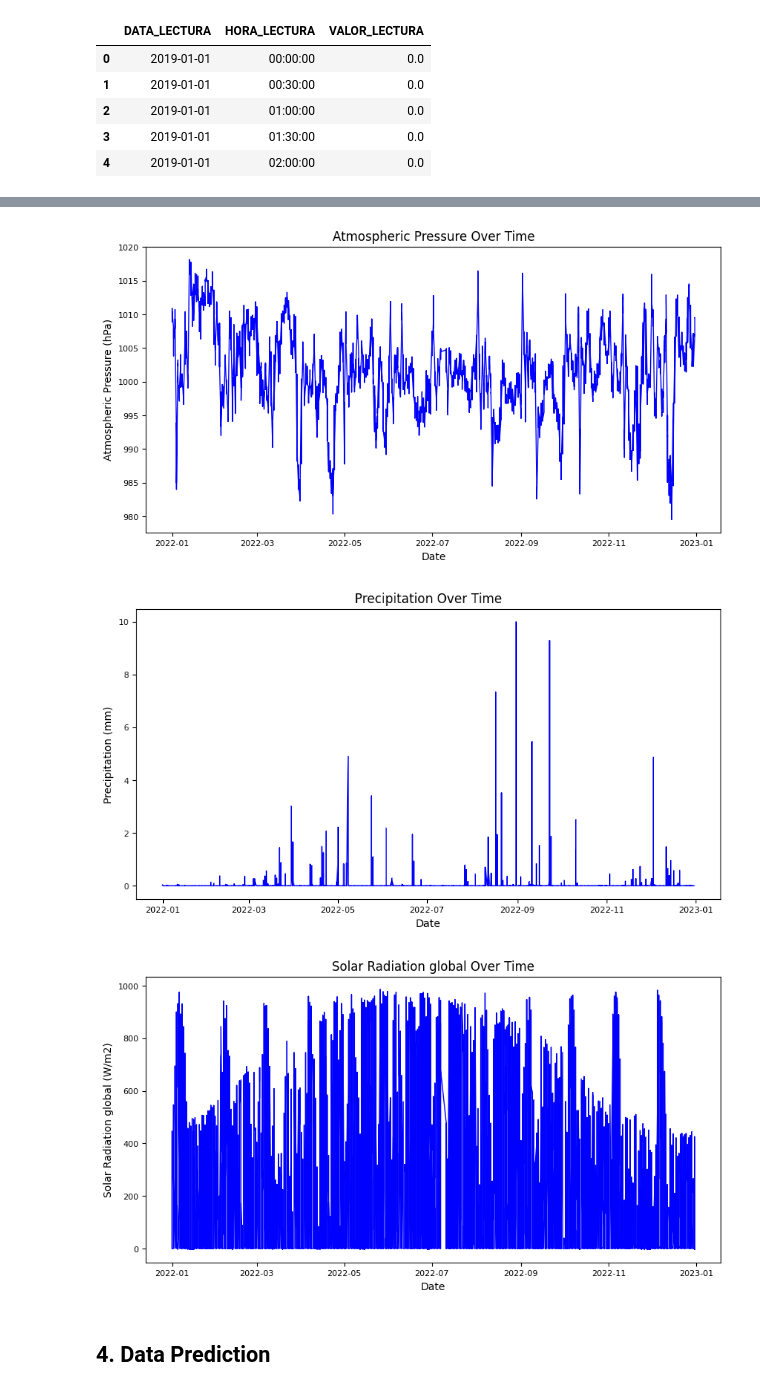
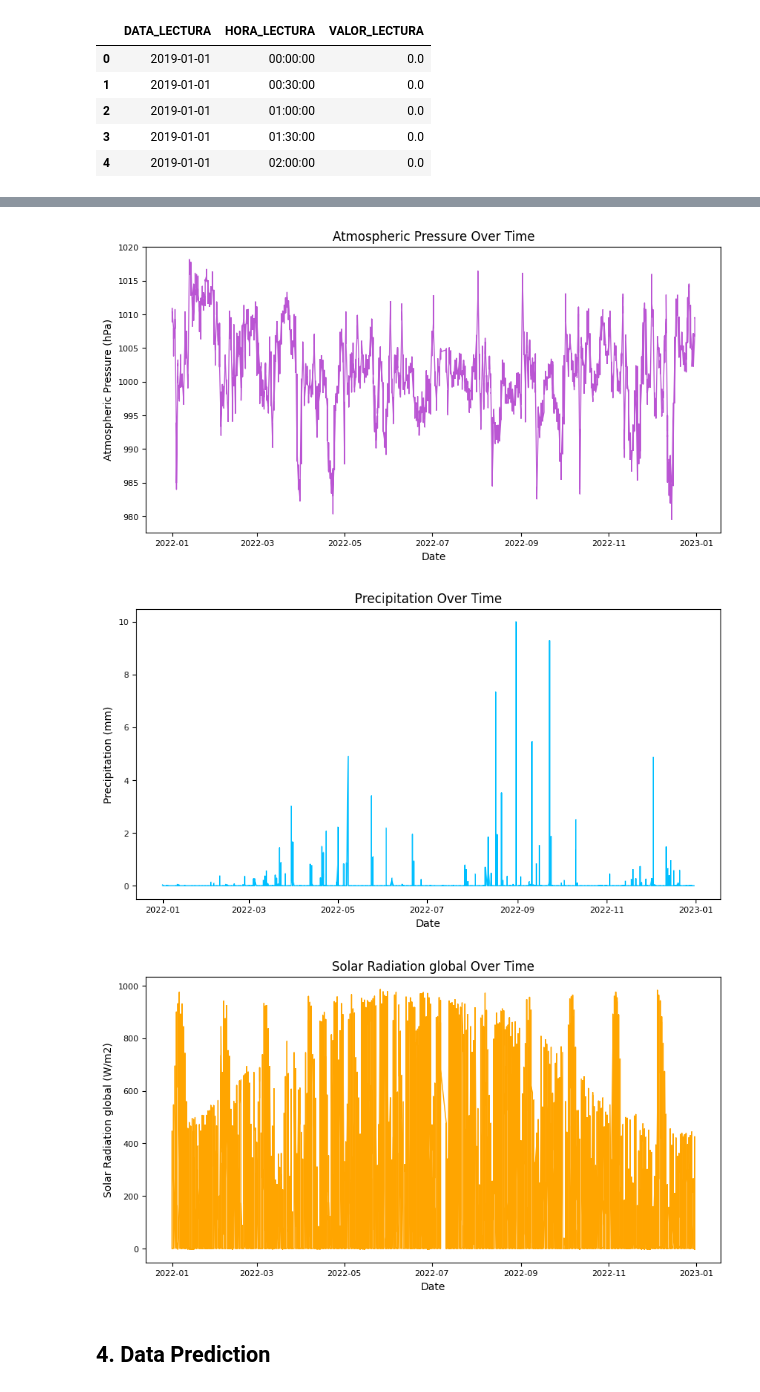
Before and after one commit to edithruizz/TFG, a Jupyter notebook: Python_Notebooks/dataset2_v2.ipynb, the cells around one changed output, grey strips where cells are left out. Cells and saved outputs as stored; diff of their text form; code cells hidden in the pictures.

```diff
--- a/Python_Notebooks/dataset2_v2.ipynb
+++ b/Python_Notebooks/dataset2_v2.ipynb
@@ -558,7 +558,7 @@ plt.show()
 df_sorted = dataset2_filtered.sort_values(by='Date')
 plt.rcParams['agg.path.chunksize'] = 10000
 plt.figure(figsize=(10, 5))
-plt.plot(df_sorted['Date'], df_sorted['Atmospheric Pressure'], color='blue', linewidth=1)
+plt.plot(df_sorted['Date'], df_sorted['Atmospheric Pressure'], color='mediumorchid', linewidth=1)
 plt.xlabel('Date', fontsize=10)
 plt.ylabel('Atmospheric Pressure (hPa)', fontsize=10)
 plt.title('Atmospheric Pressure Over Time', fontsize=12)
@@ -566,12 +566,12 @@ plt.xticks(fontsize=8)
 plt.yticks(fontsize=8)
 plt.show()
 # %% [output]
-[figure, old version]
+[figure, new version]
 # %%
 # Precipitation Over Time
 df_sorted = dataset2_filtered.sort_values(by='Date')
 plt.figure(figsize=(10, 5))
-plt.plot(df_sorted['Date'], df_sorted['Precipitation'], color='blue', linewidth=1)
+plt.plot(df_sorted['Date'], df_sorted['Precipitation'], color='deepskyblue', linewidth=1)
 plt.xlabel('Date', fontsize=10)
 plt.ylabel('Precipitation (mm)', fontsize=10)
 plt.title('Precipitation Over Time', fontsize=12)
@@ -579,20 +579,20 @@ plt.xticks(fontsize=8)
 plt.yticks(fontsize=8)
 plt.show()
 # %% [output]
-[figure, old version]
+[figure, new version]
 # %%
 # Solar Radation global Over Time
 df_sorted = dataset2_filtered.sort_values(by='Date')
 plt.figure(figsize=(10, 5))
-plt.plot(df_sorted['Date'], df_sorted['Solar Radiation global'], color='blue', linewidth=1)
+plt.plot(df_sorted['Date'], df_sorted['Solar Radiation global'], color='orange', linewidth=1)
 plt.xlabel('Date', fontsize=10)
 plt.ylabel('Solar Radiation global (W/m2)', fontsize=10)
 plt.title('Solar Radiation global Over Time', fontsize=12)
 plt.xticks(fontsize=8)
 plt.yticks(fontsize=8)
 plt.show()
 # %% [output]
-[figure, old version]
+[figure, new version]
 # %% [markdown]
 ## 4. Data Prediction
 # %% [markdown]
```
Also changed, not shown: parts of 19 cells of this notebook, 1 other file.
